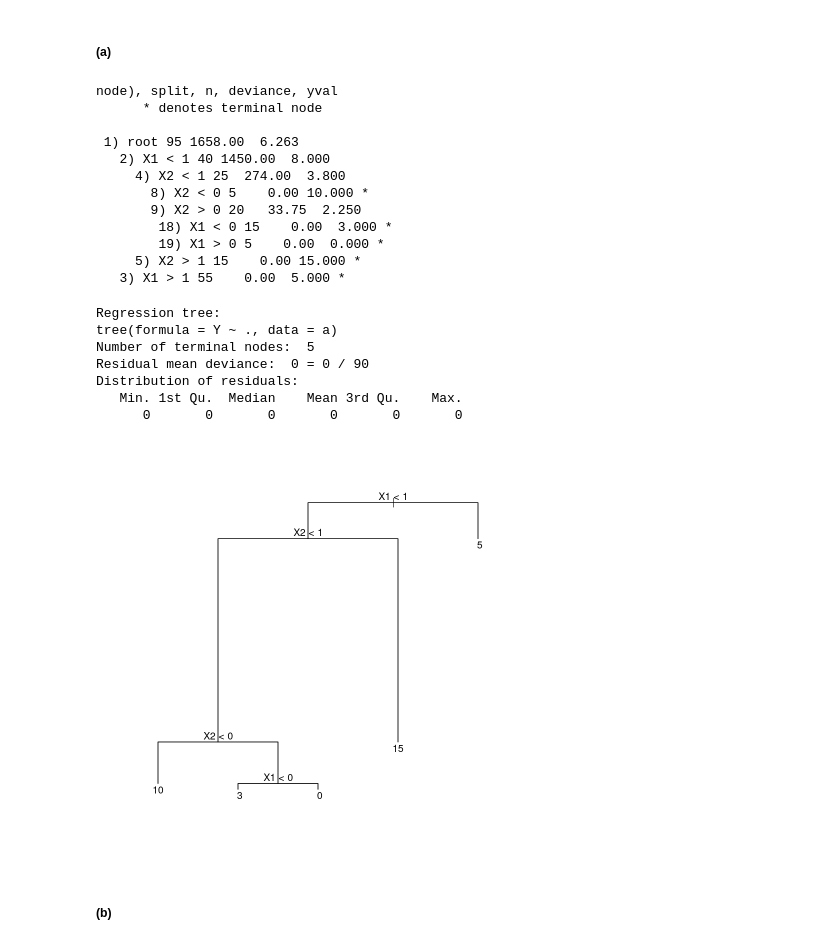
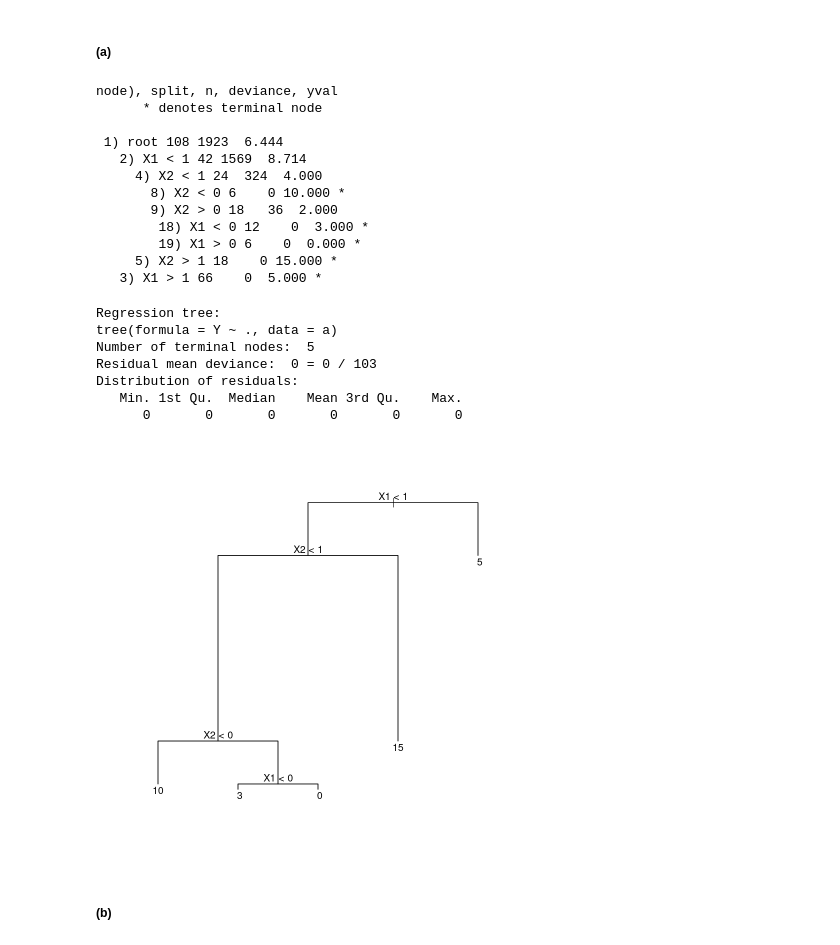
Before and after one commit to kimha02/ham, a Jupyter notebook: _notebooks/2022-05-23-datamining_hw.ipynb, the cells around one changed output. Cells and saved outputs as stored; diff of their text form; code cells hidden in the pictures.

```diff
--- a/_notebooks/2022-05-23-datamining_hw.ipynb
+++ b/_notebooks/2022-05-23-datamining_hw.ipynb
@@ -41,32 +33,38 @@ a<-as.data.frame(a)
-# %%
-tree_a<- tree(Y ~ ., data=a);tree_a
-# %% [output]
-node), split, n, deviance, yval
-      * denotes terminal node
-
- 1) root 95 1658.00  6.263
-   2) X1 < 1 40 1450.00  8.000
-     4) X2 < 1 25  274.00  3.800
-       8) X2 < 0 5    0.00 10.000 *
-       9) X2 > 0 20   33.75  2.250
-        18) X1 < 0 15    0.00  3.000 *
-        19) X1 > 0 5    0.00  0.000 *
-     5) X2 > 1 15    0.00 15.000 *
-   3) X1 > 1 55    0.00  5.000 *
-# %%
-summary(tree_a)
-# %% [output]
-Regression tree:
-tree(formula = Y ~ ., data = a)
-Number of terminal nodes:  5
-Residual mean deviance:  0 = 0 / 90
-Distribution of residuals:
-   Min. 1st Qu.  Median    Mean 3rd Qu.    Max.
-      0       0       0       0       0       0
-# %%
-plot(tree_a)
-text(tree_a)
-# %% [output]
-[figure, removed]
+# %%
+X1<-c(1.5,1.5,1.5,1.5,1.5,1.5,1.5,1.5,1.5,1.5,1.5,0.5,0.5,0.5,-0.5,-0.5,0.5,0.5)
+X2<-c(2,2,2,2,2,2,2,2,2,2,2,1.5,1.5,1.5,0.5,0.5,-0.5,0.5)
+Y<-c(5,5,5,5,5,5,5,5,5,5,5,15,15,15,3,3,10,0)
+
+a<-cbind(X1,X2,Y)
+a<-rbind(a,a,a,a,a,a)
+a<-as.data.frame(a)
+
+tree_a<- tree(Y ~ ., data=a);tree_a
+
+summary(tree_a)
+
+plot(tree_a)
+text(tree_a)
+# %% [output]
+node), split, n, deviance, yval
+      * denotes terminal node
+
+ 1) root 108 1923  6.444
+   2) X1 < 1 42 1569  8.714
+     4) X2 < 1 24  324  4.000
+       8) X2 < 0 6    0 10.000 *
+       9) X2 > 0 18   36  2.000
+        18) X1 < 0 12    0  3.000 *
+        19) X1 > 0 6    0  0.000 *
+     5) X2 > 1 18    0 15.000 *
+   3) X1 > 1 66    0  5.000 *
+Regression tree:
+tree(formula = Y ~ ., data = a)
+Number of terminal nodes:  5
+Residual mean deviance:  0 = 0 / 103
+Distribution of residuals:
+   Min. 1st Qu.  Median    Mean 3rd Qu.    Max.
+      0       0       0       0       0       0
+[figure, added]
 # %% [markdown]
 ##### (b)
```
Also changed, not shown: parts of 25 cells of this notebook, 1 other file.
